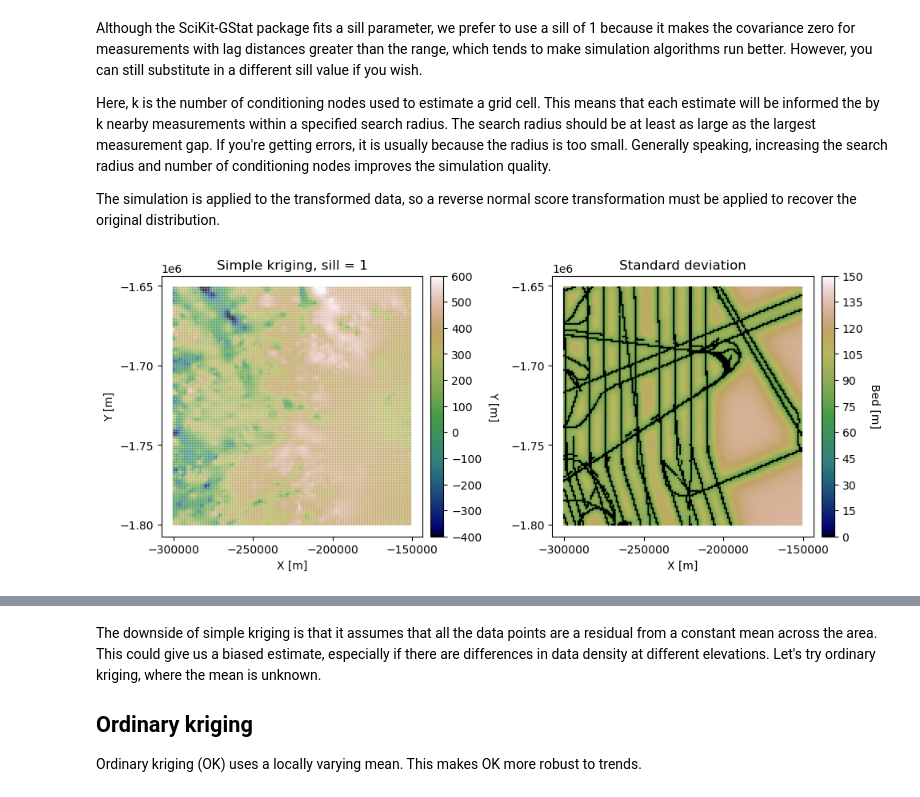
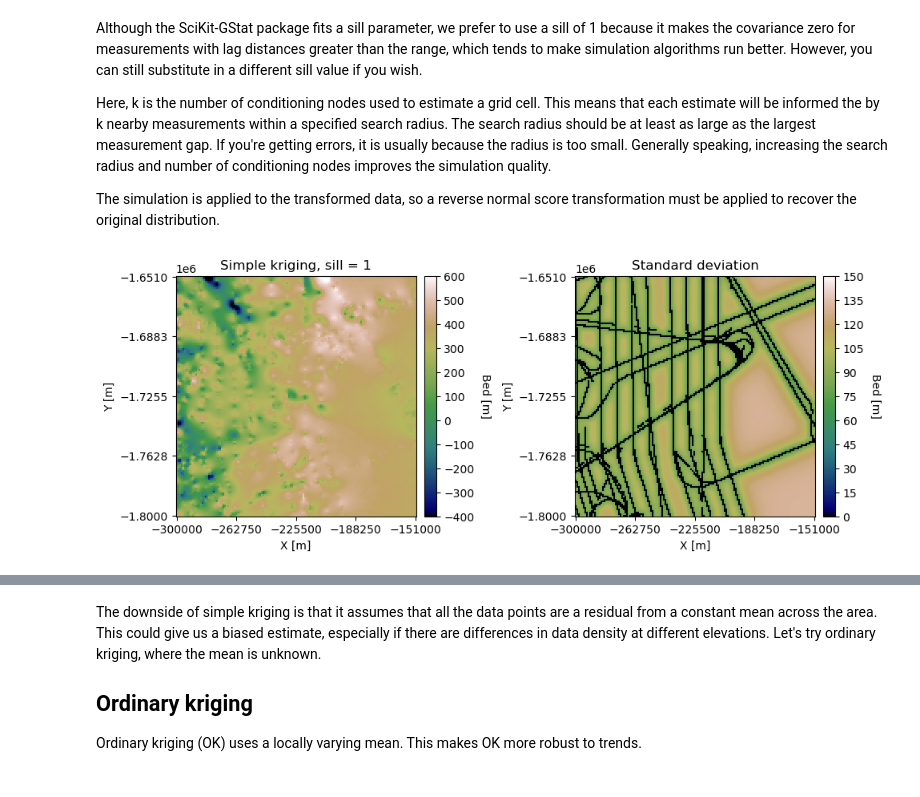
Before and after one commit to GatorGlaciology/GStatSim, a Jupyter notebook: GStat-Sim/3_Simple_kriging_and_ordinary_kriging.ipynb, the cells around one changed output, grey strips where cells are left out. Saved outputs shown, nothing was run; the diff lists cells and outputs as text; code cells hidden in the pictures.

```diff
--- a/GStat-Sim/3_Simple_kriging_and_ordinary_kriging.ipynb
+++ b/GStat-Sim/3_Simple_kriging_and_ordinary_kriging.ipynb
@@ -135,37 +135,39 @@ spred_trans = nst_trans.inverse_transform(est)
 sstd_trans = nst_trans.inverse_transform(std)
 sstd_trans = sstd_trans - np.min(sstd_trans)
 # %%
-# plot results
+# create matrices of coordinates and transformed kriging estimates
+x_mat = Pred_grid_xy[:,0].reshape(grid_matrix.shape)
+y_mat = Pred_grid_xy[:,1].reshape(grid_matrix.shape)
+spred_trans_mat = spred_trans.reshape(grid_matrix.shape)
+sstd_trans_mat = sstd_trans.reshape(grid_matrix.shape)
+
 fig, [ax1, ax2] = plt.subplots(1, 2, figsize=(10,5))
 
-im = ax1.scatter(Pred_grid_xy[:,0],Pred_grid_xy[:,1], c=spred_trans, vmin=-400, vmax=600,
-                 marker='.', s=1, cmap = 'gist_earth')
+im = ax1.pcolormesh(x_mat, y_mat, spred_trans_mat, vmin=-400, vmax=600, cmap='gist_earth')
+ax1.set_xticks(np.linspace(xmin, xmax, 5))
+ax1.set_yticks(np.linspace(ymin, ymax, 5))
 ax1.set_title('Simple kriging, sill = 1')
 ax1.set_xlabel('X [m]'); ax1.set_ylabel('Y [m]')
-ax1.locator_params(nbins=5)
 
-# make colorbar
 divider = make_axes_locatable(ax1)
 cax = divider.append_axes('right', size='5%', pad=0.1)
 cbar = plt.colorbar(im, ticks=np.linspace(-400, 600, 11), cax=cax)
 cbar.set_label('Bed [m]', rotation=270, labelpad=15)
 ax1.axis('scaled')
 
-# standard deviation plot
-im = ax2.scatter(Pred_grid_xy[:,0],Pred_grid_xy[:,1], c=sstd_trans, vmin=0, vmax=150,
-                 marker='.', s=5, cmap = 'gist_earth')
+im = ax2.pcolormesh(x_mat, y_mat, sstd_trans_mat, vmin=0, vmax=150, cmap='gist_earth')
+ax2.set_xticks(np.linspace(xmin, xmax, 5))
+ax2.set_yticks(np.linspace(ymin, ymax, 5))
 ax2.set_title('Standard deviation')
-ax2.set_xlabel('X [m]'); plt.ylabel('Y [m]')
-ax2.locator_params(nbins=5)
+ax2.set_xlabel('X [m]'); ax2.set_ylabel('Y [m]')
 
-# make colorbar
 divider = make_axes_locatable(ax2)
 cax = divider.append_axes('right', size='5%', pad=0.1)
 cbar = plt.colorbar(im, ticks=np.linspace(0, 150, 11), cax=cax)
 cbar.set_label('Bed [m]', rotation=270, labelpad=15)
 ax2.axis('scaled')
 
 plt.tight_layout()
 plt.show()
 # %% [output]
-[figure, old version]
+[figure, new version]
```
Also changed, not shown: parts of 11 cells of this notebook, 1 other file.
